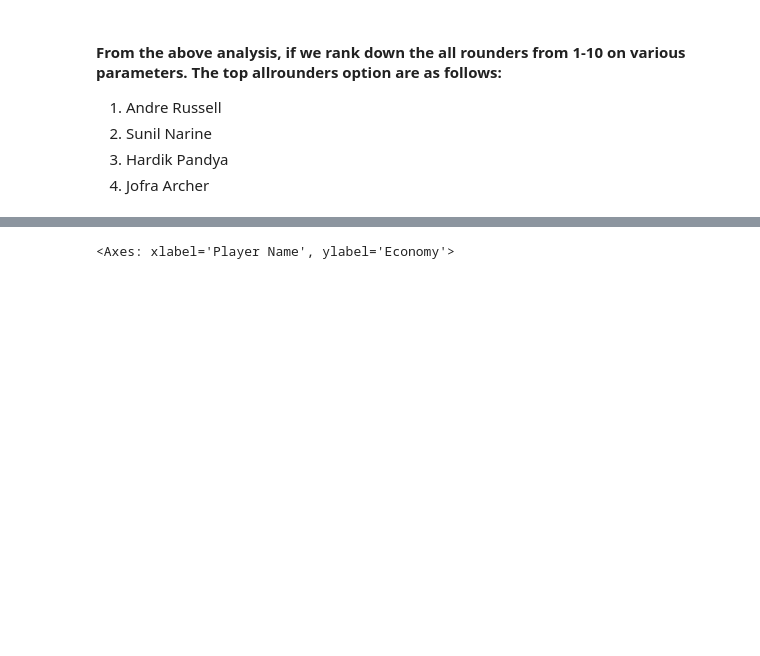
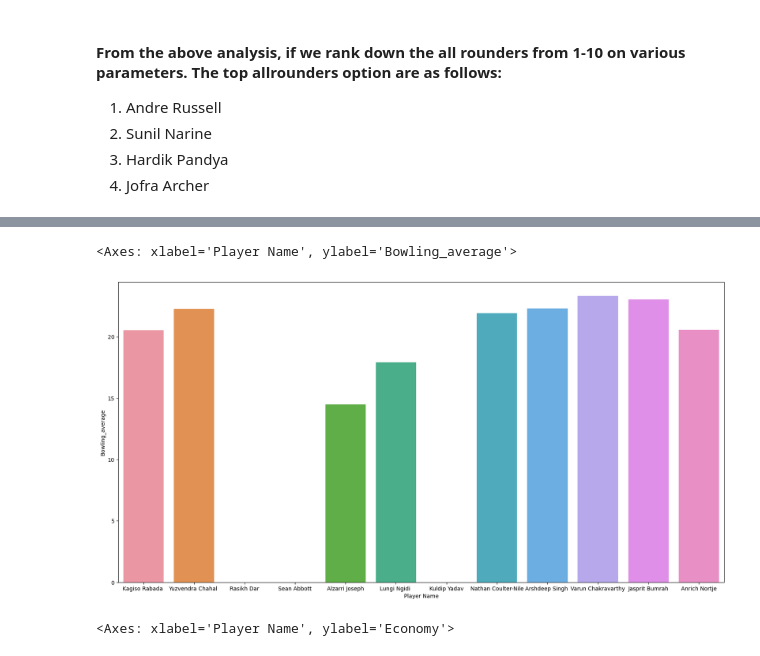
Before and after one commit to MadhavMishra1607/IPL_Cricket_Data_Analysis, a Jupyter notebook: IPL_Data_Analysis.ipynb, the cells around one changed output, grey strips where cells are left out. Cells and saved outputs as stored; diff of their text form; code cells hidden in the pictures; blank space fills up the shorter version.

```diff
--- a/IPL_Data_Analysis.ipynb
+++ b/IPL_Data_Analysis.ipynb
@@ -525,3 +673,11 @@ top_allrounders_economy
+# %%
+# Visualising Bowlers Data
+#Below Bar Graph will represent Bowling_Average of Top Bowlers
+plt.figure(figsize=(20,10))
+sns.barplot(x = 'Player Name', y='Bowling_average', data = top_bowlers)
+# %% [output]
+<Axes: xlabel='Player Name', ylabel='Bowling_average'>
+[figure, added]
 # %%
 #Below Bar Graph will represent the Economy of Top Bowlers
 plt.figure(figsize=(20,10))
```
Also changed, not shown: parts of 13 cells of this notebook.
